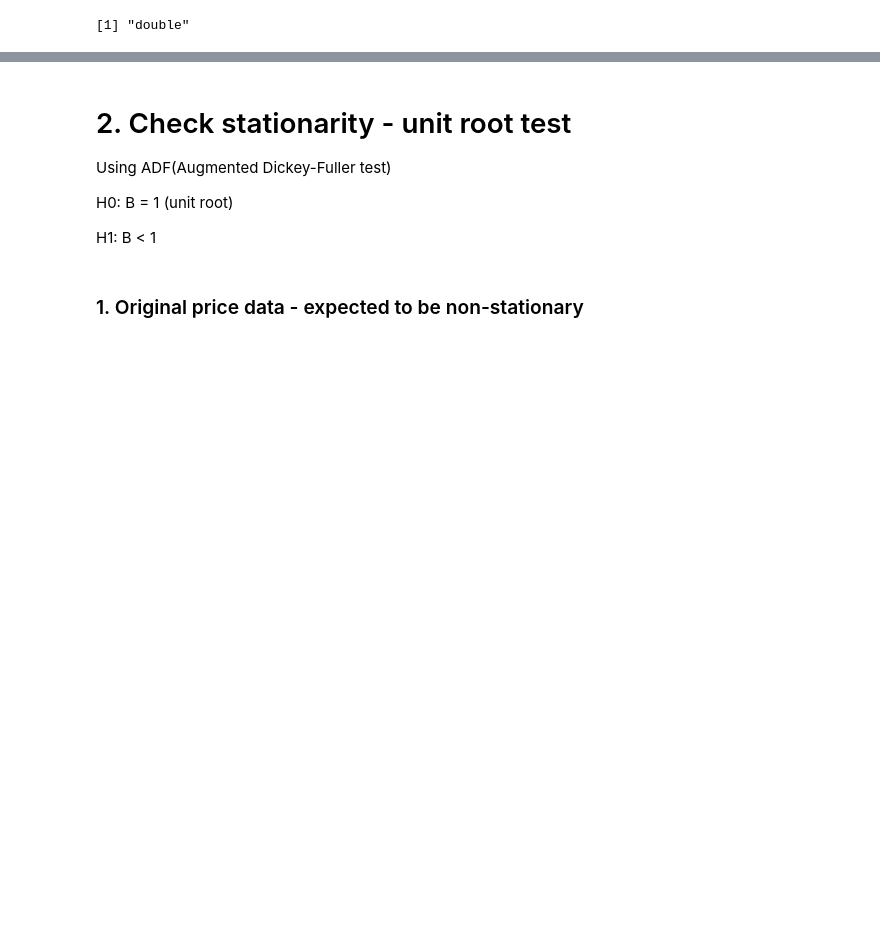
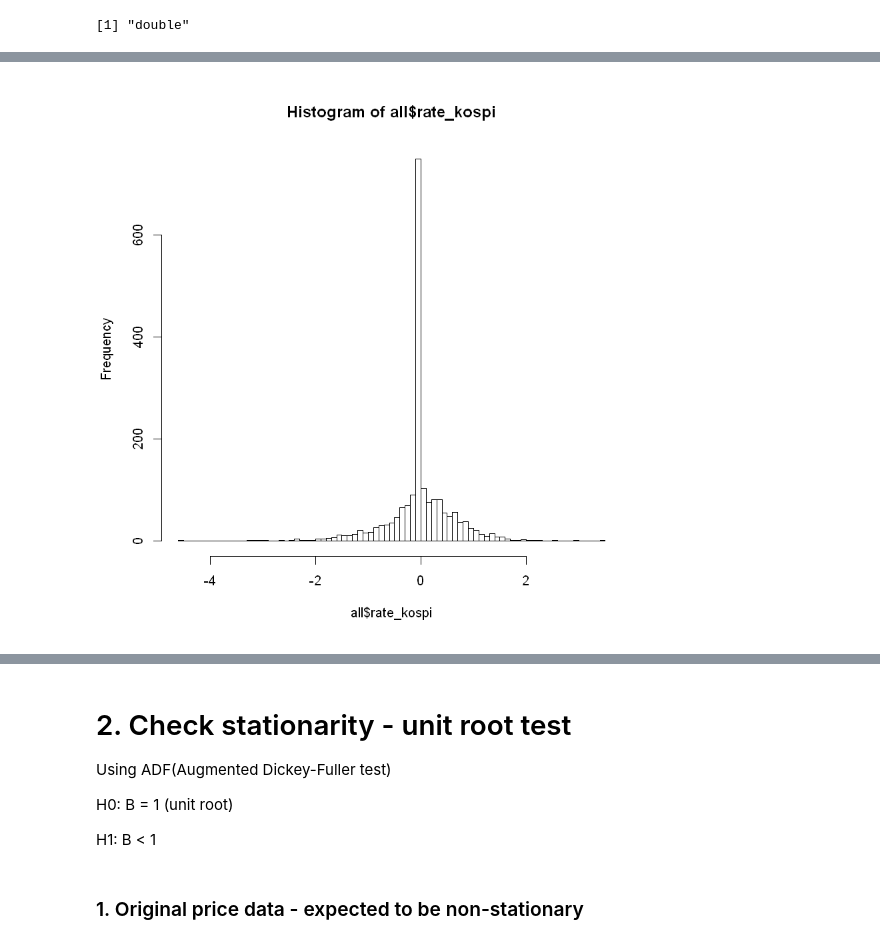
Before and after one commit to jaepil-choi/KIS_Research, a Jupyter notebook: coin-GARCH-R.ipynb, the cells around one changed output, grey strips where cells are left out. Cells and saved outputs as stored; diff of their text form; code cells hidden in the pictures; blank space fills up the shorter version.

```diff
--- a/coin-GARCH-R.ipynb
+++ b/coin-GARCH-R.ipynb
@@ -123,0 +140,4 @@ abline(v=as.Date("2018-01-10"), col='red', cex=100)
+# %%
+hist(all$rate_kospi, breaks=100)
+# %% [output]
+[figure, added]
```
Also changed, not shown: parts of 31 cells of this notebook, 4 other files.
